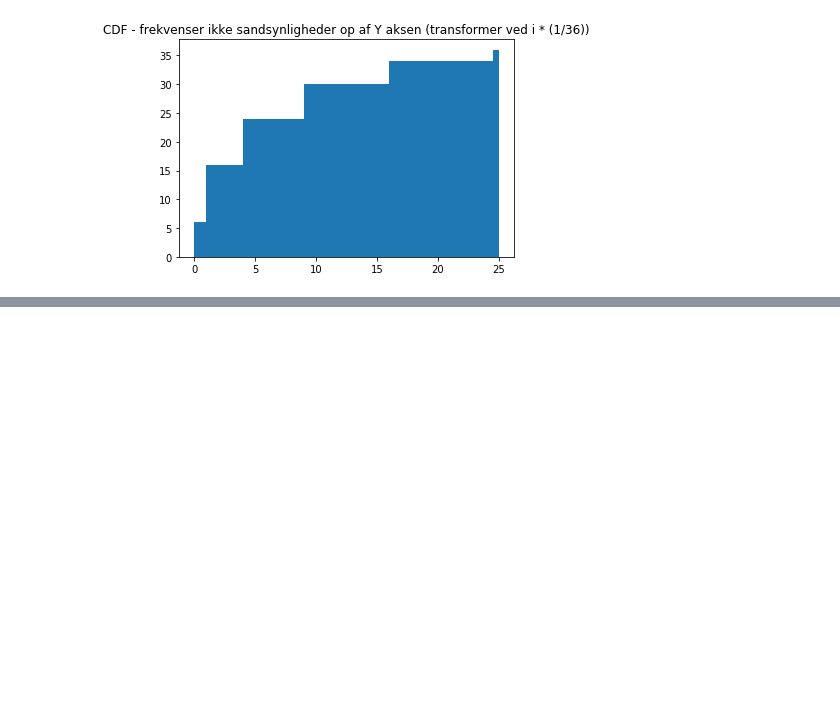
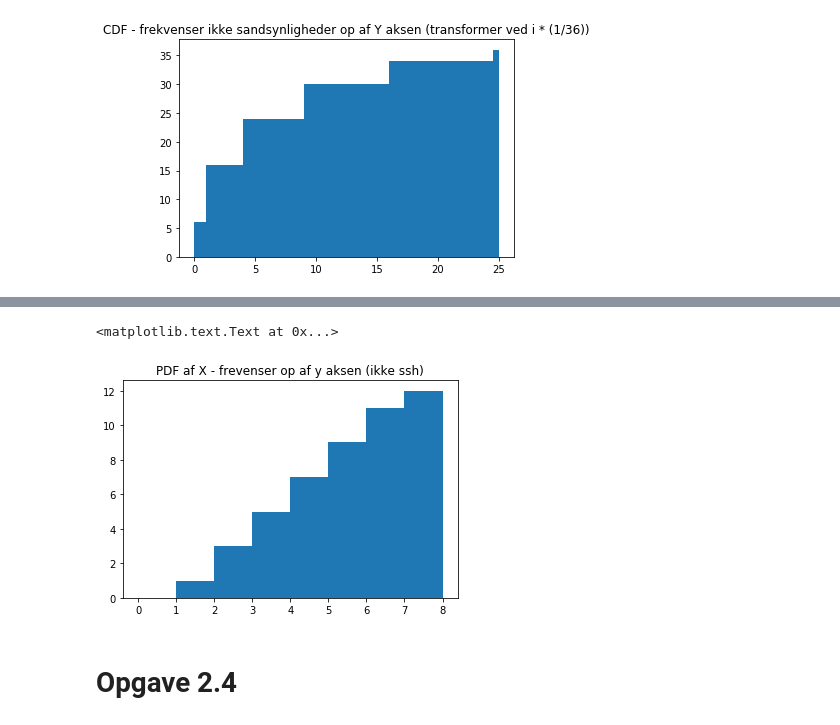
Before and after one commit to JakartaLaw/statistik2018, a Jupyter notebook: Ugeseddel 2.ipynb, the cells around one changed output, grey strips where cells are left out. Drawn from its saved outputs; the diff is of its cells as text; code cells hidden in the pictures; blank space fills up the shorter version.

```diff
--- a/Ugeseddel 2.ipynb
+++ b/Ugeseddel 2.ipynb
@@ -201,0 +243,8 @@ plt.title("CDF - frekvenser ikke sandsynligheder op af Y aksen (transformer ved
+# %%
+plt.hist(X_outcomes, bins = _bins, cumulative=True)
+plt.title('PDF af X - frevenser op af y aksen (ikke ssh)')
+# %% [output]
+<matplotlib.text.Text at 0x...>
+[figure, added]
+# %% [markdown]
+# Opgave 2.4
```
Also changed, not shown: parts of 13 cells of this notebook.
